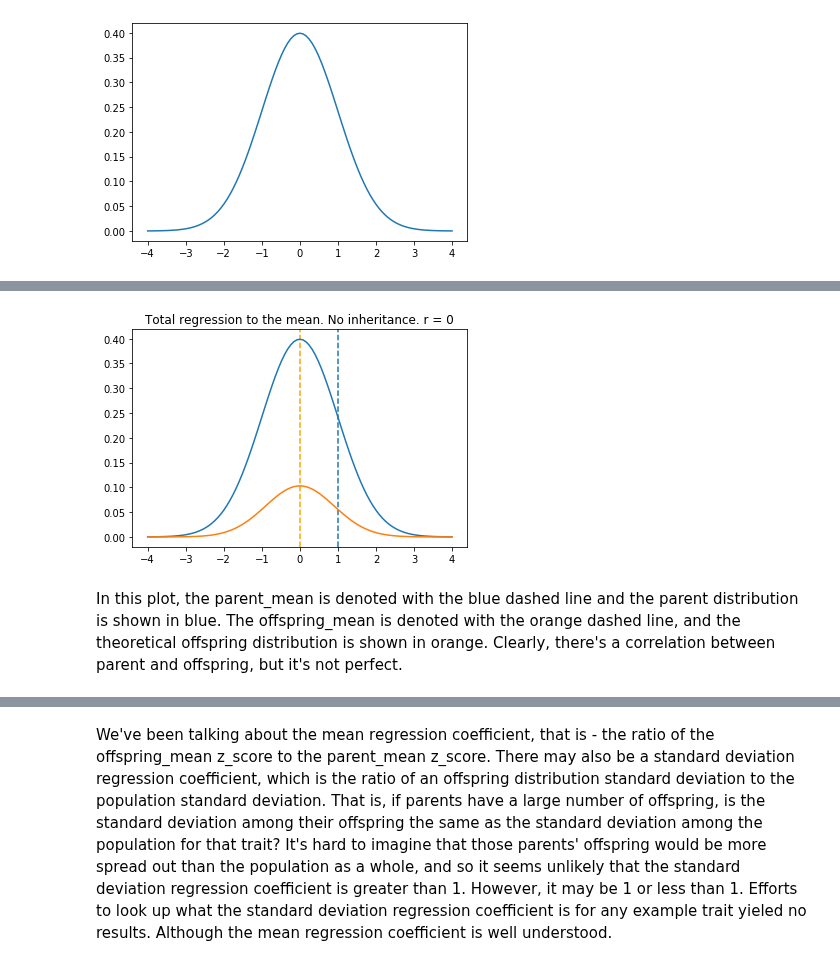
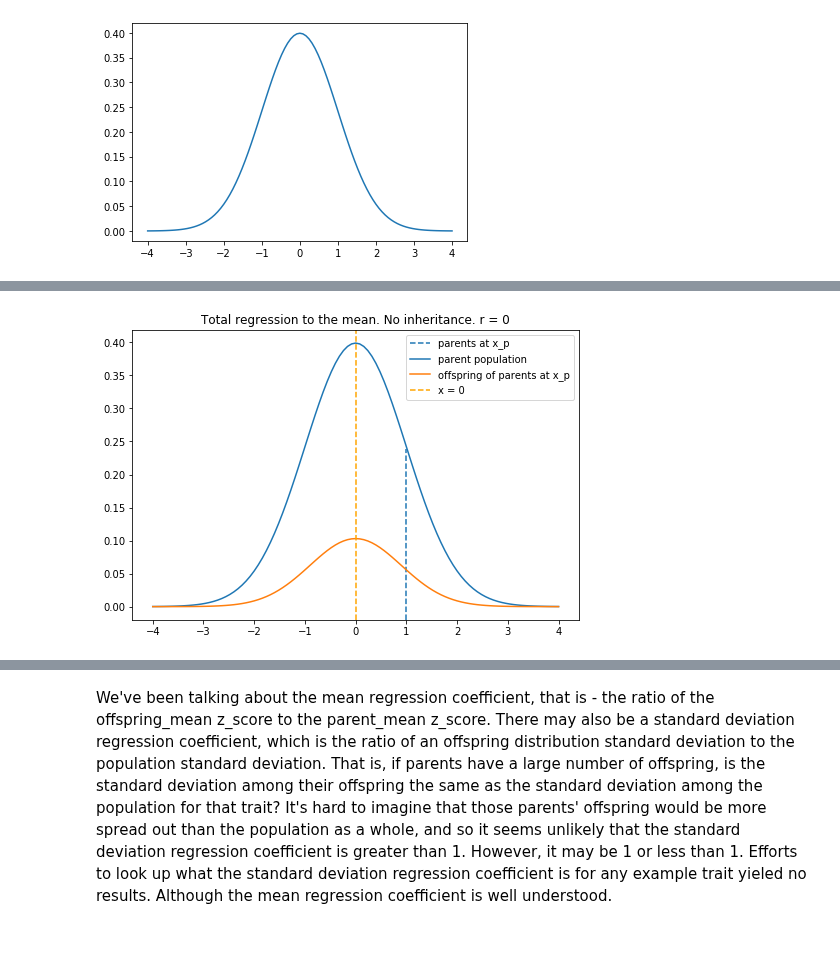
Before and after one commit to jessebmurray/polygenic, a Jupyter notebook: tree_project_explainer.ipynb, the cells around one changed output, grey strips where cells are left out. Cells and saved outputs as stored; diff of their text form; code cells hidden in the pictures; blank space fills up the shorter version.

```diff
--- a/tree_project_explainer.ipynb
+++ b/tree_project_explainer.ipynb
@@ -125,6 +127,7 @@ sd_gen = 1  # use a standard deviation of 1
 
 # plotting
 fig_size = (12, 8)
+fig_size1 = (8, 5.333)
 # %% [markdown]
 ## Parent Generation Population Distribution
 # %% [markdown]
@@ -178,13 +177,12 @@ If the mean regression coefficient was 0, that would indicate no correlation bet
 # %%
 single_offspring_distribution3 = tree.one_offspring_distribution(parent_distribution_dem, parent_index, 0, r_s)
+plt.figure(figsize=fig_size1)
 plt.title('Total regression to the mean. No inheritance. r = 0')
-plt.axvline(x=1, linestyle='--')
-plt.axvline(x=0, color='orange', linestyle='--')
-tree.plot_distribution(parent_distribution_dem)
-tree.plot_distribution(single_offspring_distribution3)
+tree.plot_distribution(parent_distribution_dem, label='parent population')
+plt.axvline(x=1, linestyle='--', ymax=tree.f_norm(1,0,1)/0.41, label='parents at x_p')
+tree.plot_distribution(single_offspring_distribution3, label='offspring of parents at x_p')
+plt.axvline(x=0, linestyle='--', label='x = 0', color='orange')
+plt.legend()
+plt.show()
 # %% [output]
-[figure, old version]
+[figure, new version]
-# %% [markdown]
-In this plot, the parent_mean is denoted with the blue dashed line and the parent distribution is shown in blue.
-The offspring_mean is denoted with the orange dashed line, and the theoretical offspring distribution is shown in
-orange. Clearly, there's a correlation between parent and offspring, but it's not perfect.
```
Also changed, not shown: parts of 18 cells of this notebook.
